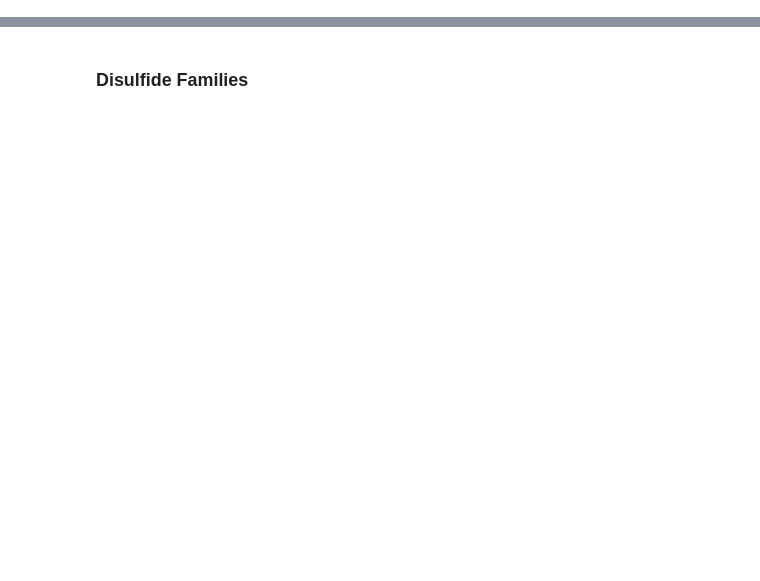
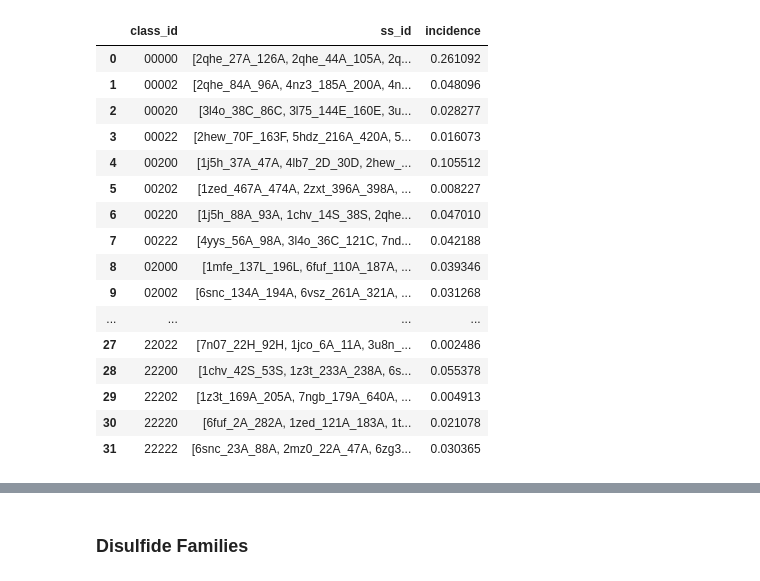
Before and after one commit to suchanek/proteusPy, a Jupyter notebook: notebooks/DisulfidePlayground.ipynb, the cells around one changed output, grey strips where cells are left out. Saved outputs shown, nothing was run; the diff lists cells and outputs as text; code cells hidden in the pictures; blank space fills up the shorter version.

```diff
--- a/notebooks/DisulfidePlayground.ipynb
+++ b/notebooks/DisulfidePlayground.ipynb
@@ -52,0 +129,21 @@ Total RAM Used:                     29.26 GB.
+# %%
+grouped['incidence'] = grouped['ss_id'].apply(lambda x: len(x)/120697)
+grouped
+# %% [output]
+|  | class_id | ss_id | incidence |
+| 0 | 00000 | [2qhe_27A_126A, 2qhe_44A_105A, 2q... | 0.261092 |
+| 1 | 00002 | [2qhe_84A_96A, 4nz3_185A_200A, 4n... | 0.048096 |
+| 2 | 00020 | [3l4o_38C_86C, 3l75_144E_160E, 3u... | 0.028277 |
+| 3 | 00022 | [2hew_70F_163F, 5hdz_216A_420A, 5... | 0.016073 |
+| 4 | 00200 | [1j5h_37A_47A, 4lb7_2D_30D, 2hew_... | 0.105512 |
+| 5 | 00202 | [1zed_467A_474A, 2zxt_396A_398A, ... | 0.008227 |
+| 6 | 00220 | [1j5h_88A_93A, 1chv_14S_38S, 2qhe... | 0.047010 |
+| 7 | 00222 | [4yys_56A_98A, 3l4o_36C_121C, 7nd... | 0.042188 |
+| 8 | 02000 | [1mfe_137L_196L, 6fuf_110A_187A, ... | 0.039346 |
+| 9 | 02002 | [6snc_134A_194A, 6vsz_261A_321A, ... | 0.031268 |
+| ... | ... | ... | ... |
+| 27 | 22022 | [7n07_22H_92H, 1jco_6A_11A, 3u8n_... | 0.002486 |
+| 28 | 22200 | [1chv_42S_53S, 1z3t_233A_238A, 6s... | 0.055378 |
+| 29 | 22202 | [1z3t_169A_205A, 7ngb_179A_640A, ... | 0.004913 |
+| 30 | 22220 | [6fuf_2A_282A, 1zed_121A_183A, 1t... | 0.021078 |
+| 31 | 22222 | [6snc_23A_88A, 2mz0_22A_47A, 6zg3... | 0.030365 |
```
Also changed, not shown: parts of 19 cells of this notebook, 11 other files.
